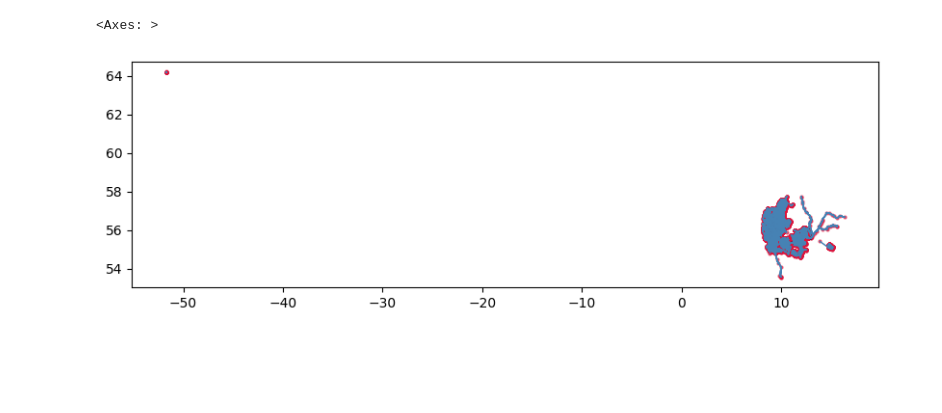
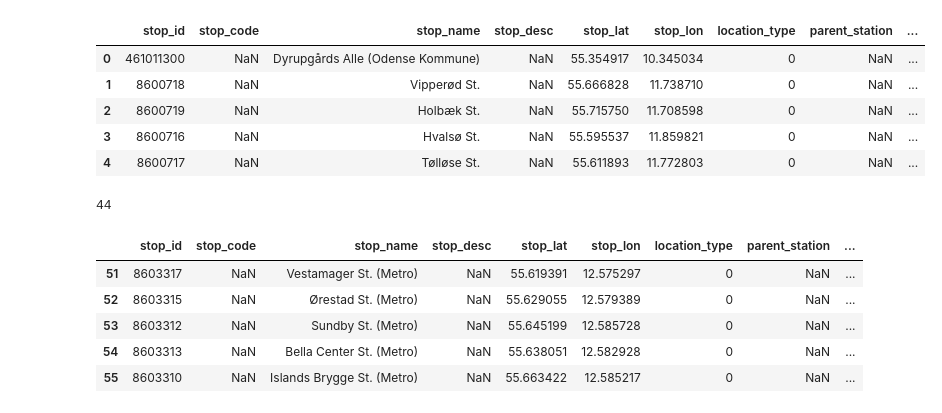
Before and after one commit to jevgbur/Genetic-algorithms-metro-optimization, a Jupyter notebook: data_loading.ipynb, the cells around one changed output. Drawn from its saved outputs; the diff is of its cells as text; code cells hidden in the pictures; blank space fills up the shorter version.

```diff
--- a/data_loading.ipynb
+++ b/data_loading.ipynb
@@ -94,26 +28,28 @@ Text(0.5, 1.0, 'Copenhagen Routes + Stops (Filtered)')
-# %%
-import geopandas as gpd
-from shapely.geometry import Point, LineString
-
-# Stops -> GeoDataFrame
-stops_gdf = gpd.GeoDataFrame(
-    stops,
-    geometry=[Point(xy) for xy in zip(stops.stop_lon, stops.stop_lat)],
-    crs="EPSG:4326",
-)
-
-# Shapes -> LineString per shape_id
-shapes = shapes.sort_values(["shape_id", "shape_pt_sequence"])
-lines = []
-for shape_id, grp in shapes.groupby("shape_id"):
-    coords = list(zip(grp.shape_pt_lon, grp.shape_pt_lat))
-    if len(coords) > 1:
-        lines.append({"shape_id": shape_id, "geometry": LineString(coords)})
-
-shapes_gdf = gpd.GeoDataFrame(lines, crs="EPSG:4326")
-
-ax = shapes_gdf.plot(figsize=(10, 10), linewidth=0.8, color="steelblue")
-stops_gdf.plot(ax=ax, markersize=4, color="crimson", alpha=0.6)
-# %% [output]
-<Axes: >
-[figure, removed]
+# %%
+stops.head()
+# %% [output]
+|  | stop_id | stop_code | stop_name | stop_desc | stop_lat | stop_lon | location_type | parent_station | ... |
+| 0 | 461011300 | NaN | Dyrupgårds Alle (Odense Kommune) | NaN | 55.354917 | 10.345034 | 0 | NaN | ... |
+| 1 | 8600718 | NaN | Vipperød St. | NaN | 55.666828 | 11.738710 | 0 | NaN | ... |
+| 2 | 8600719 | NaN | Holbæk St. | NaN | 55.715750 | 11.708598 | 0 | NaN | ... |
+| 3 | 8600716 | NaN | Hvalsø St. | NaN | 55.595537 | 11.859821 | 0 | NaN | ... |
+| 4 | 8600717 | NaN | Tølløse St. | NaN | 55.611893 | 11.772803 | 0 | NaN | ... |
+# %%
+# stops filtering for metro only
+metro_stops = stops[stops['stop_name'].str.contains('(Metro)')]
+
+# remove the line based on stop_id
+metro_stops = metro_stops[metro_stops["stop_id"] != 821004401]
+
+print(len(metro_stops))
+# %% [output]
+44
+# %%
+metro_stops.head()
+# %% [output]
+|  | stop_id | stop_code | stop_name | stop_desc | stop_lat | stop_lon | location_type | parent_station | ... |
+| 51 | 8603317 | NaN | Vestamager St. (Metro) | NaN | 55.619391 | 12.575297 | 0 | NaN | ... |
+| 52 | 8603315 | NaN | Ørestad St. (Metro) | NaN | 55.629055 | 12.579389 | 0 | NaN | ... |
+| 53 | 8603312 | NaN | Sundby St. (Metro) | NaN | 55.645199 | 12.585728 | 0 | NaN | ... |
+| 54 | 8603313 | NaN | Bella Center St. (Metro) | NaN | 55.638051 | 12.582928 | 0 | NaN | ... |
+| 55 | 8603310 | NaN | Islands Brygge St. (Metro) | NaN | 55.663422 | 12.585217 | 0 | NaN | ... |
```
Also changed, not shown: parts of 7 cells of this notebook.
